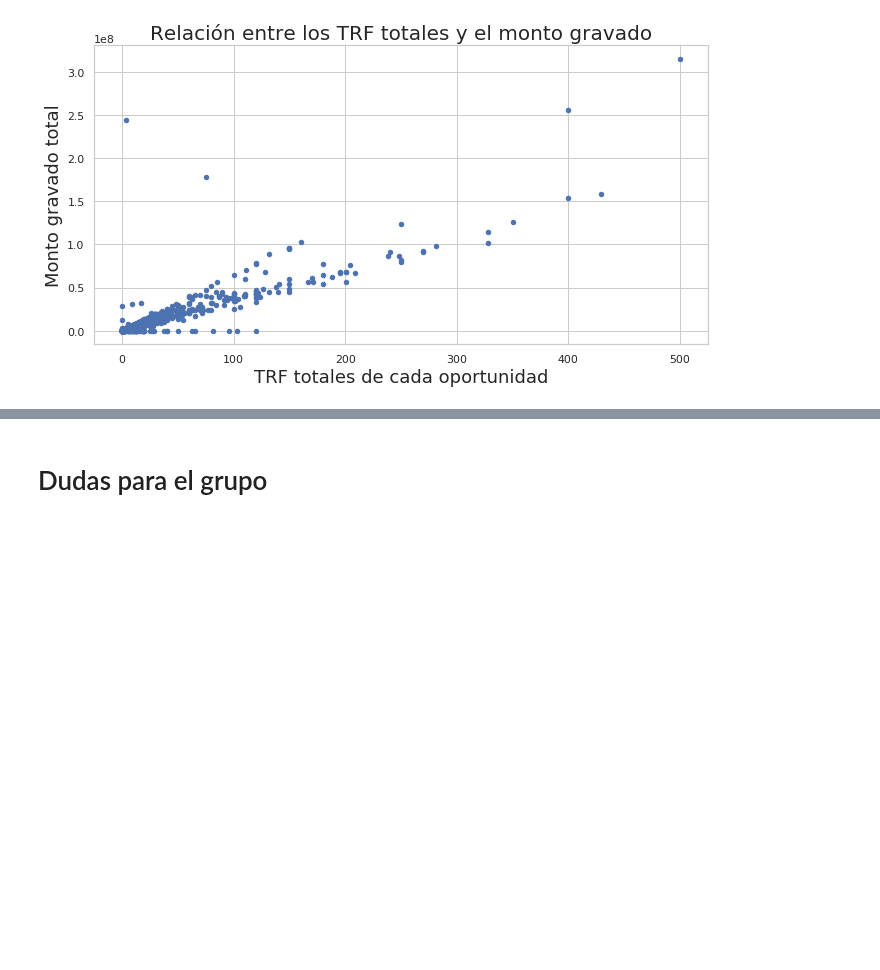
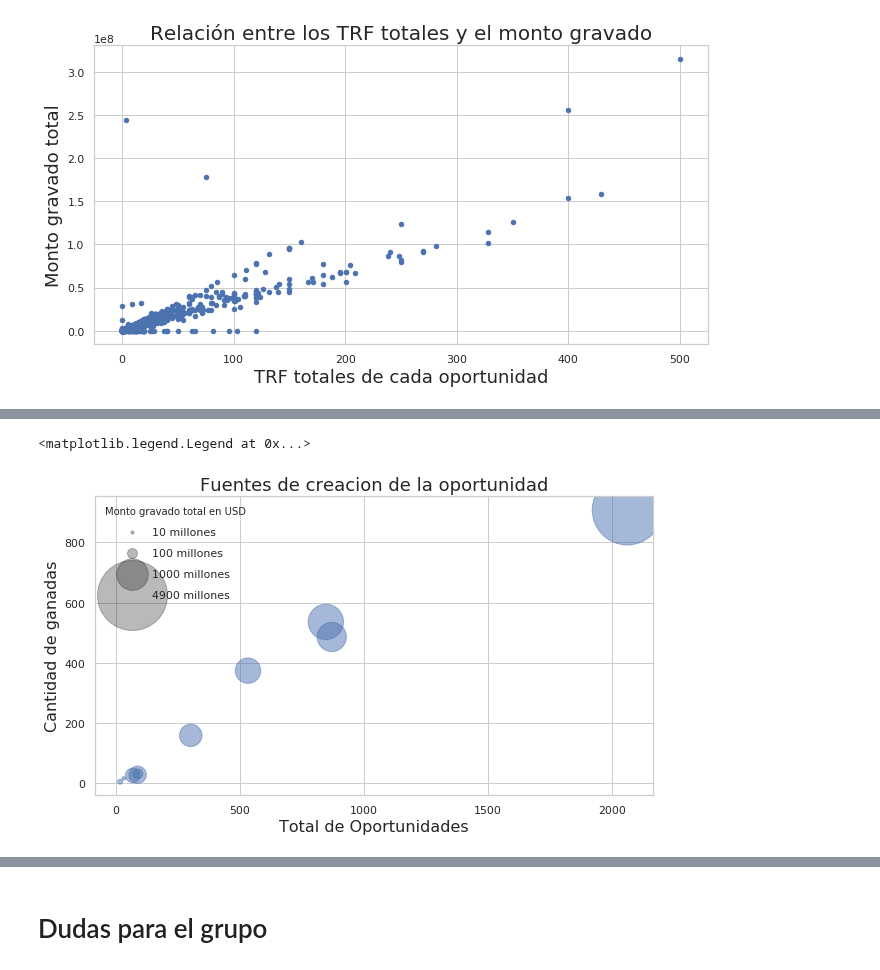
Before and after one commit to germanbc/Organizacion-de-Datos-2c2020-TP1, a Jupyter notebook: TP1 - German.ipynb, the cells around one changed output, grey strips where cells are left out. Drawn from its saved outputs; the diff is of its cells as text; code cells hidden in the pictures; blank space fills up the shorter version.

```diff
--- a/TP1 - German.ipynb
+++ b/TP1 - German.ipynb
@@ -559,0 +592,8 @@ Text(0.5, 1.0, 'Distribucion entre vendedores de oportunidades y montos')
+# %%
+bubbleSource = eciWon.groupby(['Source ']).agg({'ganada':['sum','count'],'Total_Taxable_Amount_(converted)':'sum','TRF_totales':'first'}).reset_index()
+bubbleSource.columns = ['Fuente de creacion de la oportunidad','Cantidad de ganadas','Total de Oportunidades','Monto gravado total','TRF totales']
+bubbleSource['Monto Reescalado'] = bubbleSource['Monto gravado total'].apply(lambda x: x*0.000001)
+bubbleSource['Porcentaje de ganadas'] = (bubbleSource['Cantidad de ganadas']/bubbleSource['Total de Oportunidades'])*100
+bubbleSource = bubbleSource[bubbleSource['Fuente de creacion de la oportunidad']!='None']
+bubbleSource = bubbleSource[bubbleSource['Total de Oportunidades']>4]
+bubbleSource
@@ -559,0 +612,18 @@ Text(0.5, 1.0, 'Distribucion entre vendedores de oportunidades y montos')
+# %%
+plt.figure(figsize=(10,5.5))
+plt.scatter('Total de Oportunidades', 'Cantidad de ganadas',
+             s='Monto Reescalado',
+             alpha=0.5,
+             data=bubbleSource,label=None)
+plt.xlabel("Total de Oportunidades", size=16)
+plt.ylabel("Cantidad de ganadas", size=16)
+plt.title("Fuentes de creacion de la oportunidad", size=18)
+
+
+for area in [10, 100, 1000, 4900]:
+    plt.scatter([], [], c='k', alpha=0.3, s=area,
+                label=str(area) + ' millones')
+plt.legend(scatterpoints=1, frameon=False, labelspacing=1, title='Monto gravado total en USD')
+# %% [output]
+<matplotlib.legend.Legend at 0x...>
+[figure, added]
```
Also changed, not shown: parts of 14 cells of this notebook.
